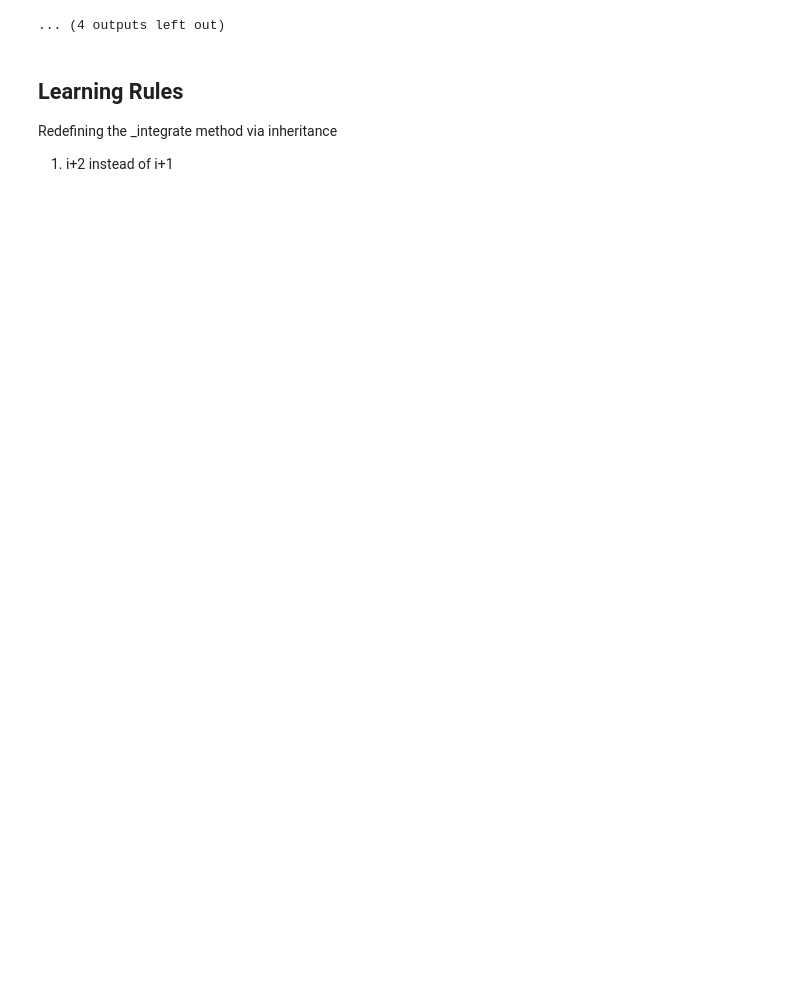
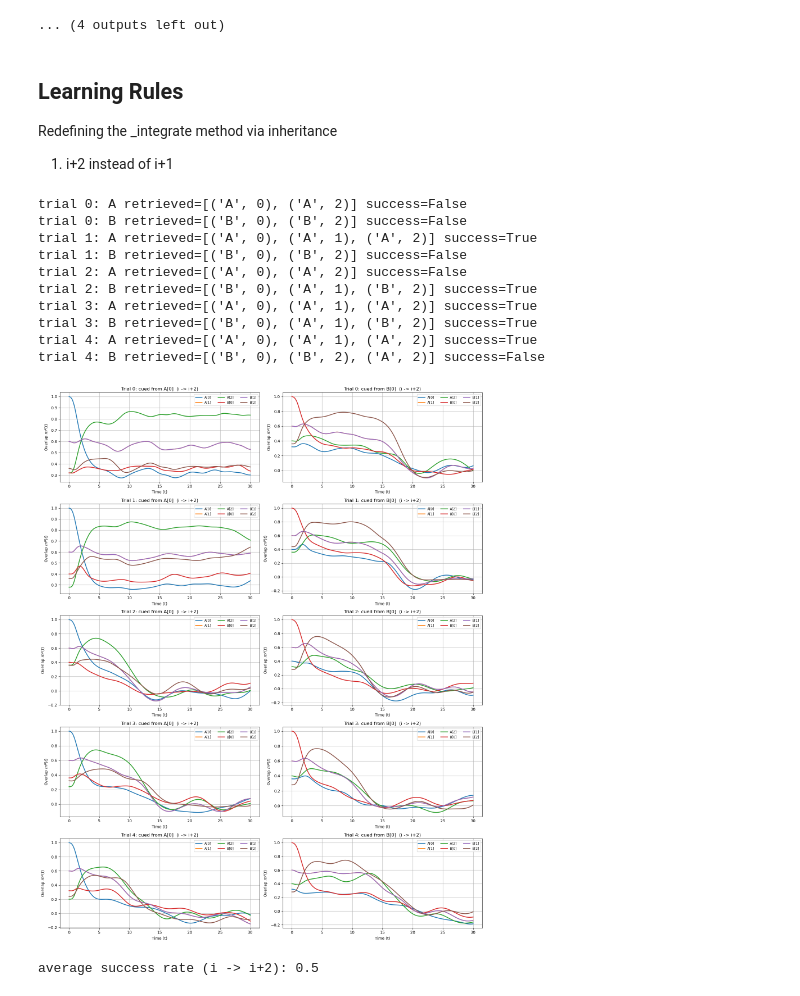
Before and after one commit to dvnrlv/Kuramoto-CD-DAM, a Jupyter notebook: kuramoto/crossover.ipynb, the cells around one changed output. Drawn from its saved outputs; the diff is of its cells as text; code cells hidden in the pictures; blank space fills up the shorter version.

```diff
--- a/kuramoto/crossover.ipynb
+++ b/kuramoto/crossover.ipynb
@@ -140,3 +137,5 @@ trial 3: B retrieved=[('B', 0), ('A', 1), ('B', 2)] success=True
 Redefining the _integrate method via inheritance
 
 1) i+2 instead of i+1
+# %%
+CONFIG["frequency_std"] = 0.5
@@ -142,0 +173,45 @@ Redefining the _integrate method via inheritance
+# %%
+hop_net = HopNetwork(N=N, seed=10, nhop=2, **CONFIG)
+
+# Fresh rng seeded identically to `master_rng`, so this run sees the *same* crossover
+# instances the i -> i+1 baseline above did and the two are directly comparable.
+hop_rng = np.random.default_rng(0)
+
+fig, axes = plt.subplots(M, 2, figsize=(16, 4 * M))
+
+successes = []
+for trial in range(M):
+    multi, result_A, result_B, retrieved_A, retrieved_B, success_A, success_B = run_trial(hop_net, hop_rng)
+
+    # `run_trial`'s own flags are used unchanged: a recall counts only if it retrieves all
+    # three patterns in order (len > 2, retrieved[2] == that sequence's last label). Under
+    # i -> i+2 the trajectory reaches the right endpoint in two labels, but it never visits
+    # the shared centre -- it sidesteps the crossover rather than resolving it, so that is
+    # not a recall of the sequence and is not scored as one.
+    successes += [success_A, success_B]
+
+    print(f"trial {trial}: A retrieved={retrieved_A} success={success_A}")
+    print(f"trial {trial}: B retrieved={retrieved_B} success={success_B}")
+
+    hop_net.plot(result_A, multi, ax=axes[trial, 0],
+                 title=f"Trial {trial}: cued from A[0]  (i -> i+2)")
+    hop_net.plot(result_B, multi, ax=axes[trial, 1],
+                 title=f"Trial {trial}: cued from B[0]  (i -> i+2)")
+
+plt.tight_layout()
+plt.show()
+
+print("average success rate (i -> i+2):", sum(successes) / len(successes))
+# %% [output]
+trial 0: A retrieved=[('A', 0), ('A', 2)] success=False
+trial 0: B retrieved=[('B', 0), ('B', 2)] success=False
+trial 1: A retrieved=[('A', 0), ('A', 1), ('A', 2)] success=True
+trial 1: B retrieved=[('B', 0), ('B', 2)] success=False
+trial 2: A retrieved=[('A', 0), ('A', 2)] success=False
+trial 2: B retrieved=[('B', 0), ('A', 1), ('B', 2)] success=True
+trial 3: A retrieved=[('A', 0), ('A', 1), ('A', 2)] success=True
+trial 3: B retrieved=[('B', 0), ('A', 1), ('B', 2)] success=True
+trial 4: A retrieved=[('A', 0), ('A', 1), ('A', 2)] success=True
+trial 4: B retrieved=[('B', 0), ('B', 2), ('A', 2)] success=False
+[figure, added]
+average success rate (i -> i+2): 0.5
```
Also changed, not shown: parts of 3 cells of this notebook, 9 other files.
